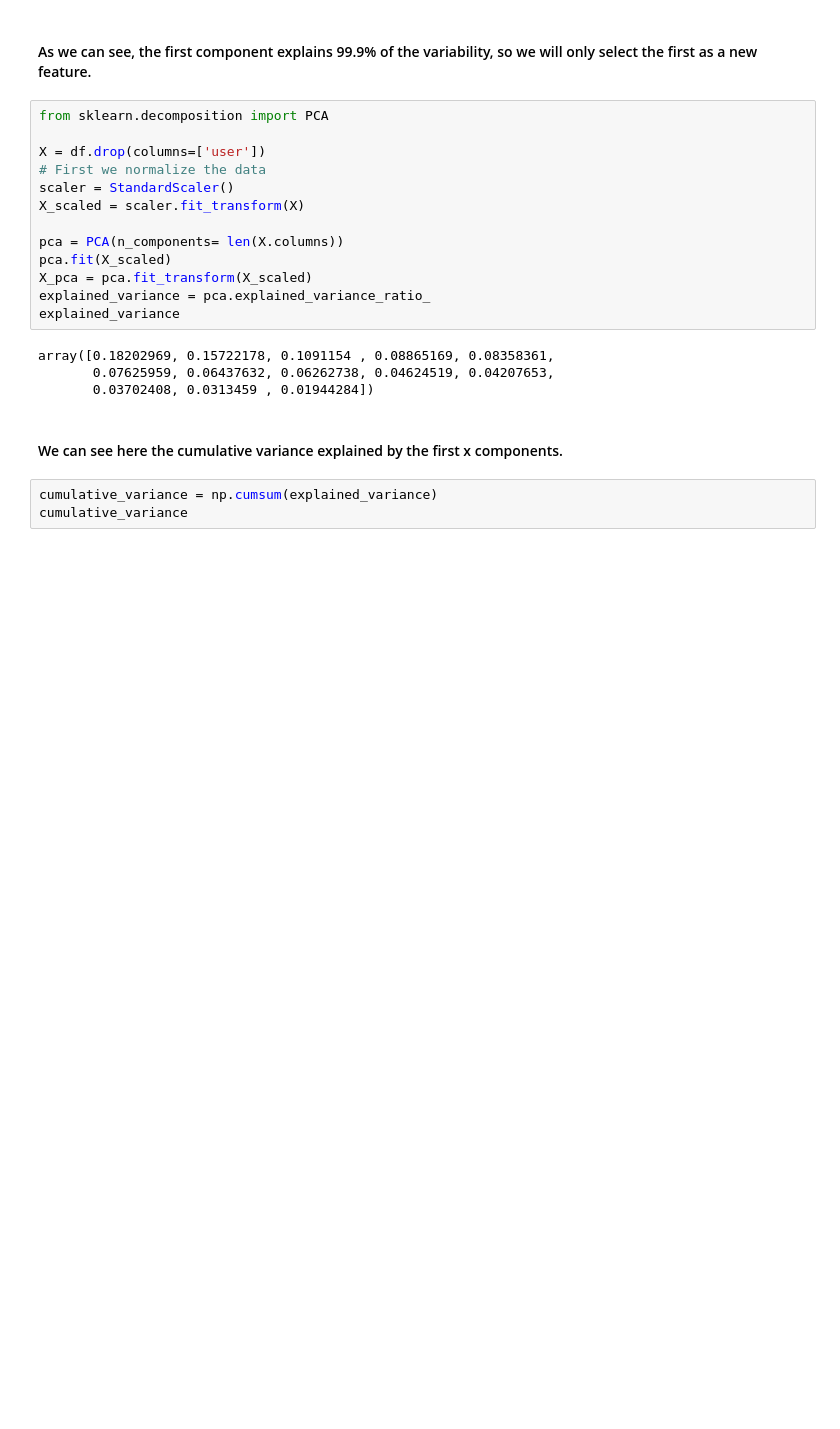
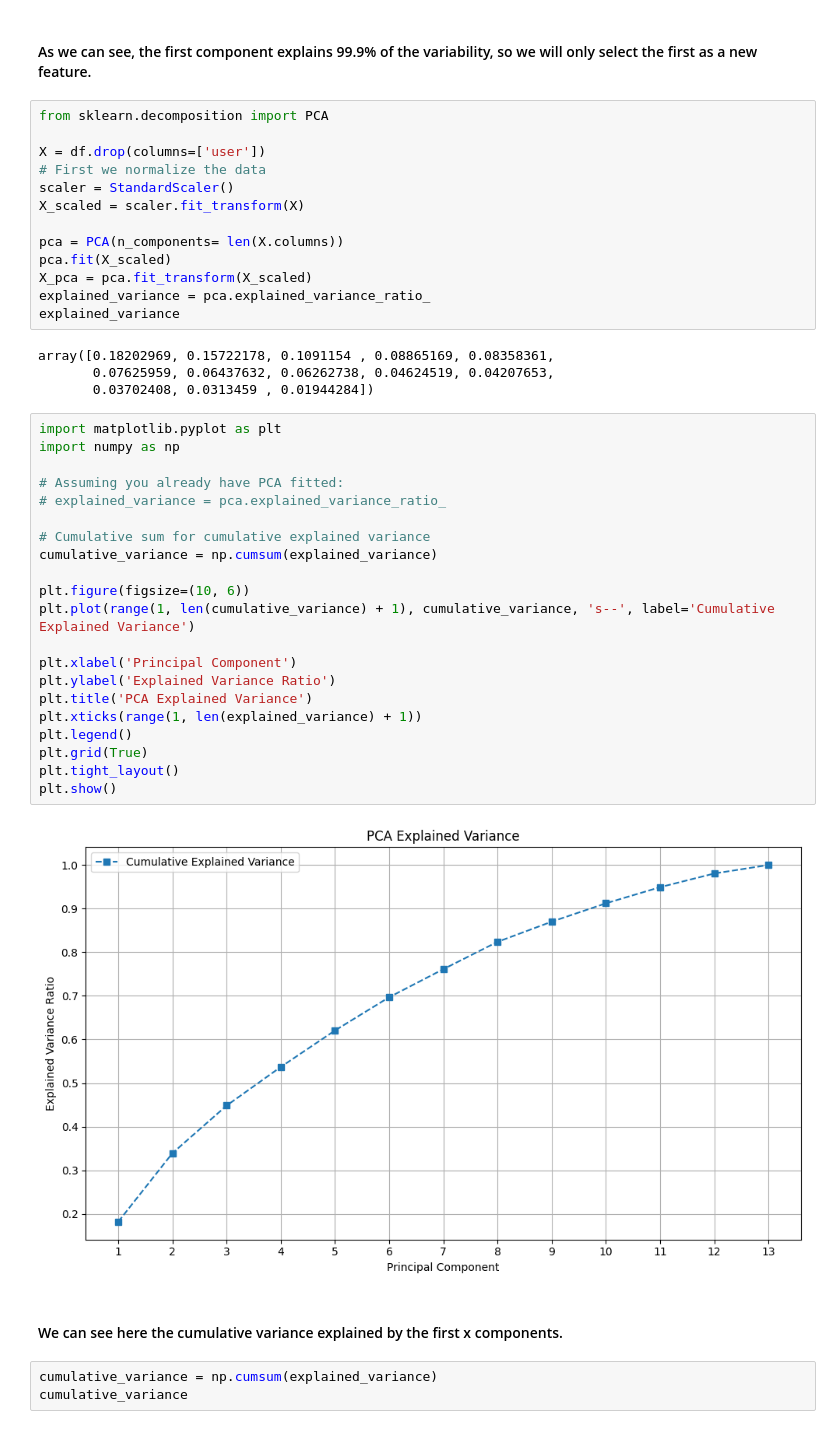
Before and after one commit to ERJLM/ML4QS, a Jupyter notebook: src/imputation_and_outliers.ipynb, the cells around one changed output. Drawn from its saved outputs; the diff is of its cells as text; blank space fills up the shorter version.

```diff
--- a/src/imputation_and_outliers.ipynb
+++ b/src/imputation_and_outliers.ipynb
@@ -357,6 +371,29 @@ explained_variance
 array([0.18202969, 0.15722178, 0.1091154 , 0.08865169, 0.08358361,
        0.07625959, 0.06437632, 0.06262738, 0.04624519, 0.04207653,
        0.03702408, 0.0313459 , 0.01944284])
+# %%
+import matplotlib.pyplot as plt
+import numpy as np
+
+# Assuming you already have PCA fitted:
+# explained_variance = pca.explained_variance_ratio_
+
+# Cumulative sum for cumulative explained variance
+cumulative_variance = np.cumsum(explained_variance)
+
+plt.figure(figsize=(10, 6))
+plt.plot(range(1, len(cumulative_variance) + 1), cumulative_variance, 's--', label='Cumulative Explained Variance')
+
+plt.xlabel('Principal Component')
+plt.ylabel('Explained Variance Ratio')
+plt.title('PCA Explained Variance')
+plt.xticks(range(1, len(explained_variance) + 1))
+plt.legend()
+plt.grid(True)
+plt.tight_layout()
+plt.show()
+# %% [output]
+[figure, added]
 # %% [markdown]
 #### We can see here the cumulative variance explained by the first x components.
 # %%
```
Also changed, not shown: parts of 3 cells of this notebook, 1 other file.
